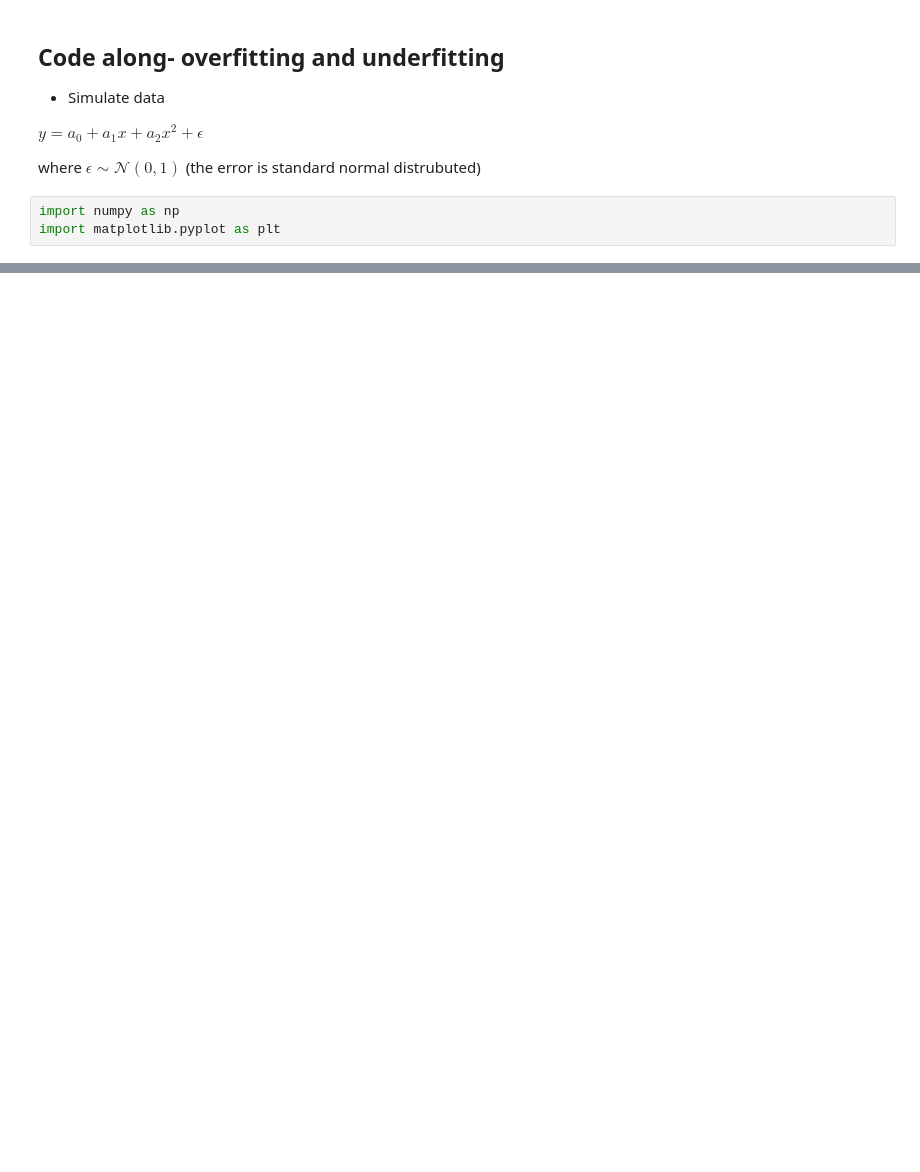
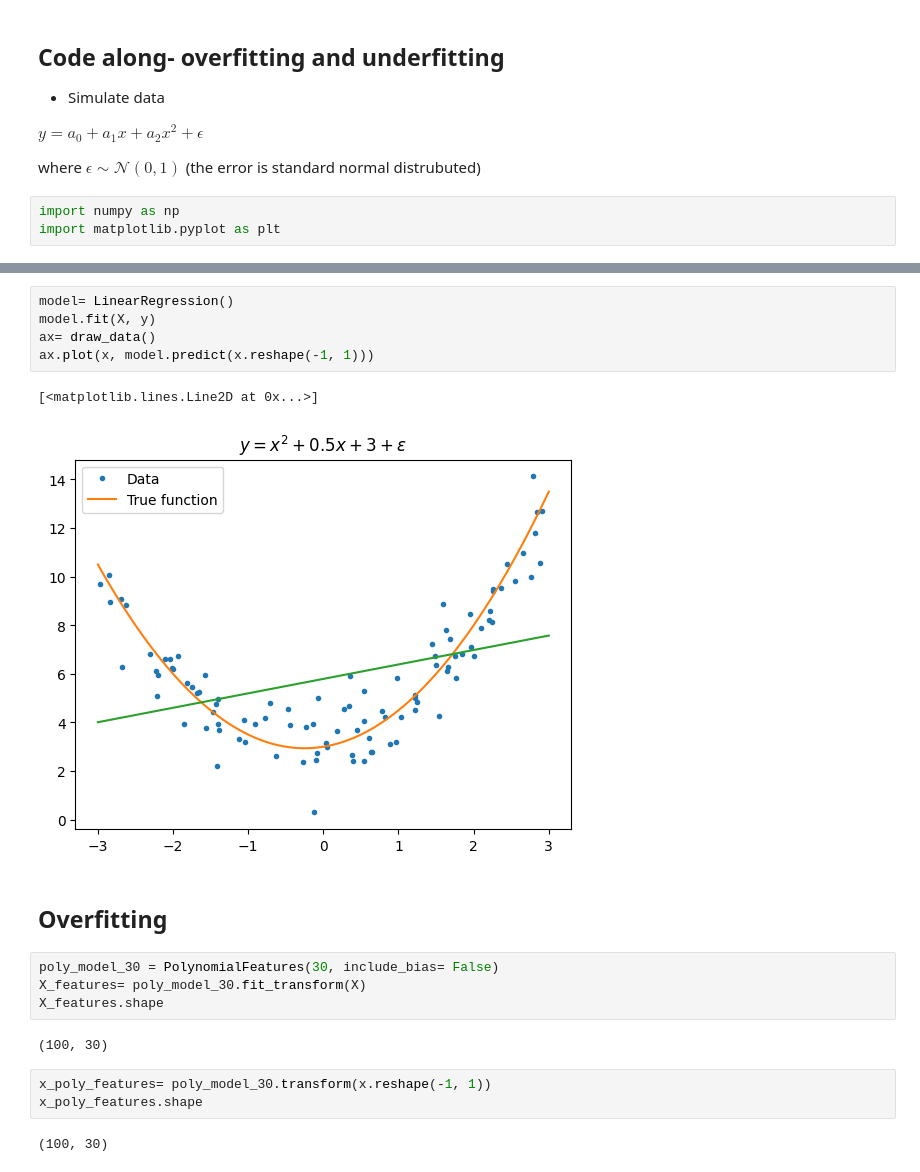
Before and after one commit to MiltonOberg/Artificial_Intelligence2-Milton-OPA23, a Jupyter notebook: code_alongs/Lec02_over_underfitting.ipynb, the cells around one changed output, grey strips where cells are left out. Saved outputs shown, nothing was run; the diff lists cells and outputs as text; blank space fills up the shorter version.

Commit message:
under and overfitting

```diff
--- a/code_alongs/Lec02_over_underfitting.ipynb
+++ b/code_alongs/Lec02_over_underfitting.ipynb
@@ -55,0 +123,21 @@ draw_data()
+# %%
+model= LinearRegression()
+model.fit(X, y)
+ax= draw_data()
+ax.plot(x, model.predict(x.reshape(-1, 1)))
+# %% [output]
+[<matplotlib.lines.Line2D at 0x...>]
+[figure, added]
+# %% [markdown]
+## Overfitting
+# %%
+poly_model_30 = PolynomialFeatures(30, include_bias= False)
+X_features= poly_model_30.fit_transform(X)
+X_features.shape
+# %% [output]
+(100, 30)
+# %%
+x_poly_features= poly_model_30.transform(x.reshape(-1, 1))
+x_poly_features.shape
+# %% [output]
+(100, 30)
```
Also changed, not shown: parts of 13 cells of this notebook.
